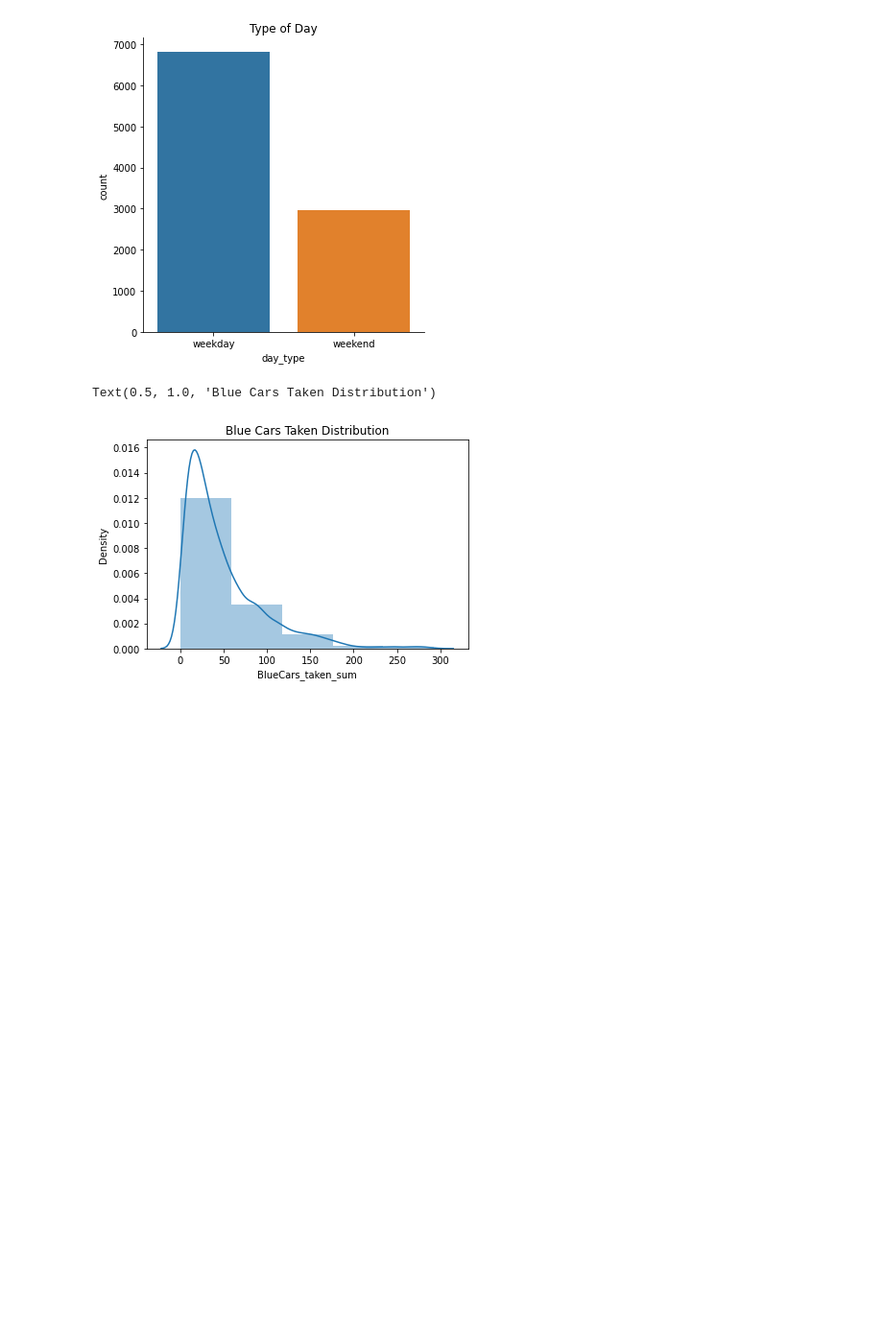
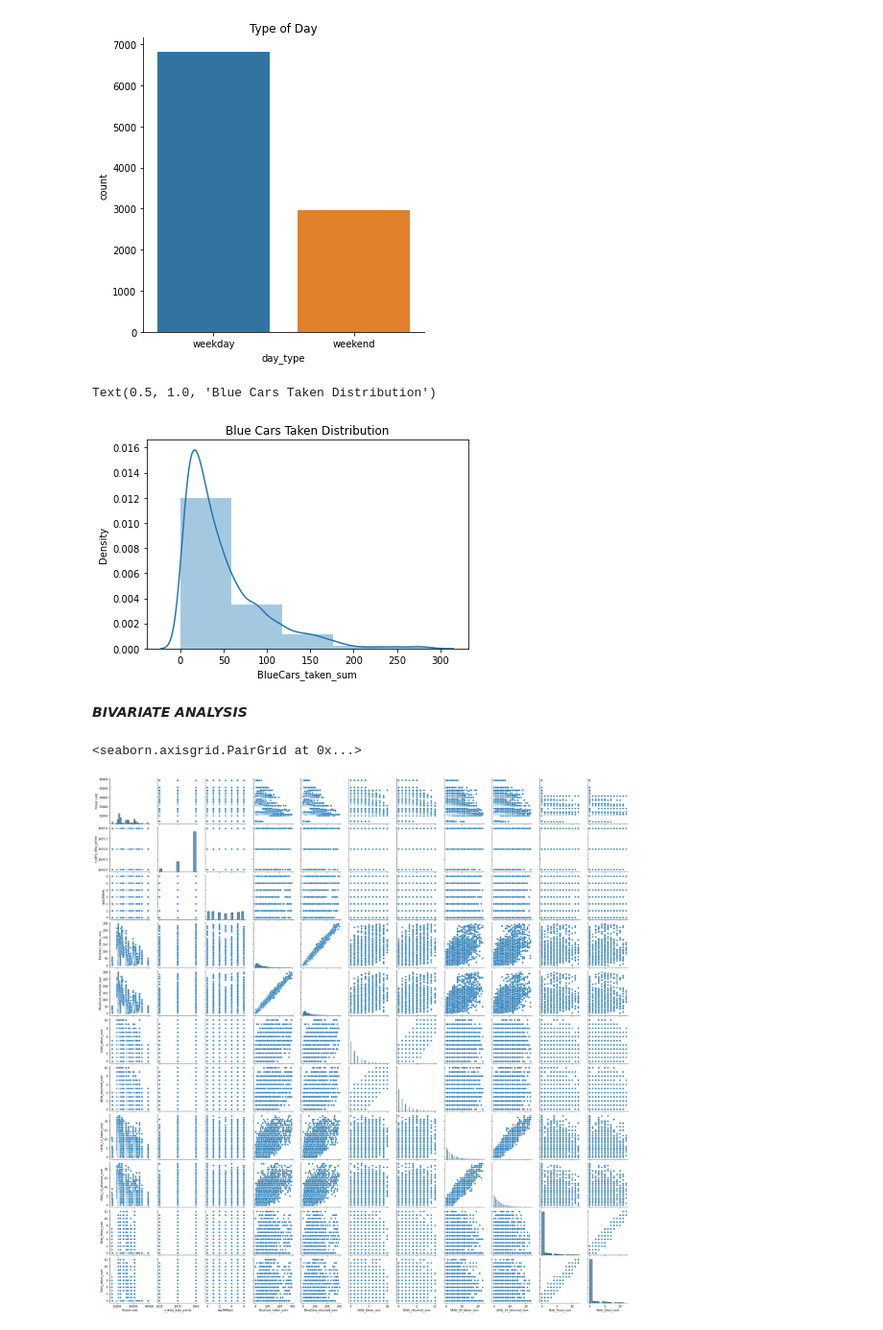
Before and after one commit to Gakarau/IP-Moringa, a Jupyter notebook: Independent_Project_Part_2.ipynb, the cells around one changed output. Shown at 96% size. Saved outputs shown, nothing was run; the diff lists cells and outputs as text; code cells hidden in the pictures; blank space fills up the shorter version.

```diff
--- a/Independent_Project_Part_2.ipynb
+++ b/Independent_Project_Part_2.ipynb
@@ -171,3 +171,10 @@ plt.title('Blue Cars Taken Distribution')
 # %% [output]
 Text(0.5, 1.0, 'Blue Cars Taken Distribution')
 [figure]
+# %% [markdown]
+***BIVARIATE ANALYSIS***
+# %%
+sns.pairplot(Car)
+# %% [output]
+<seaborn.axisgrid.PairGrid at 0x...>
+[figure, added]
```
